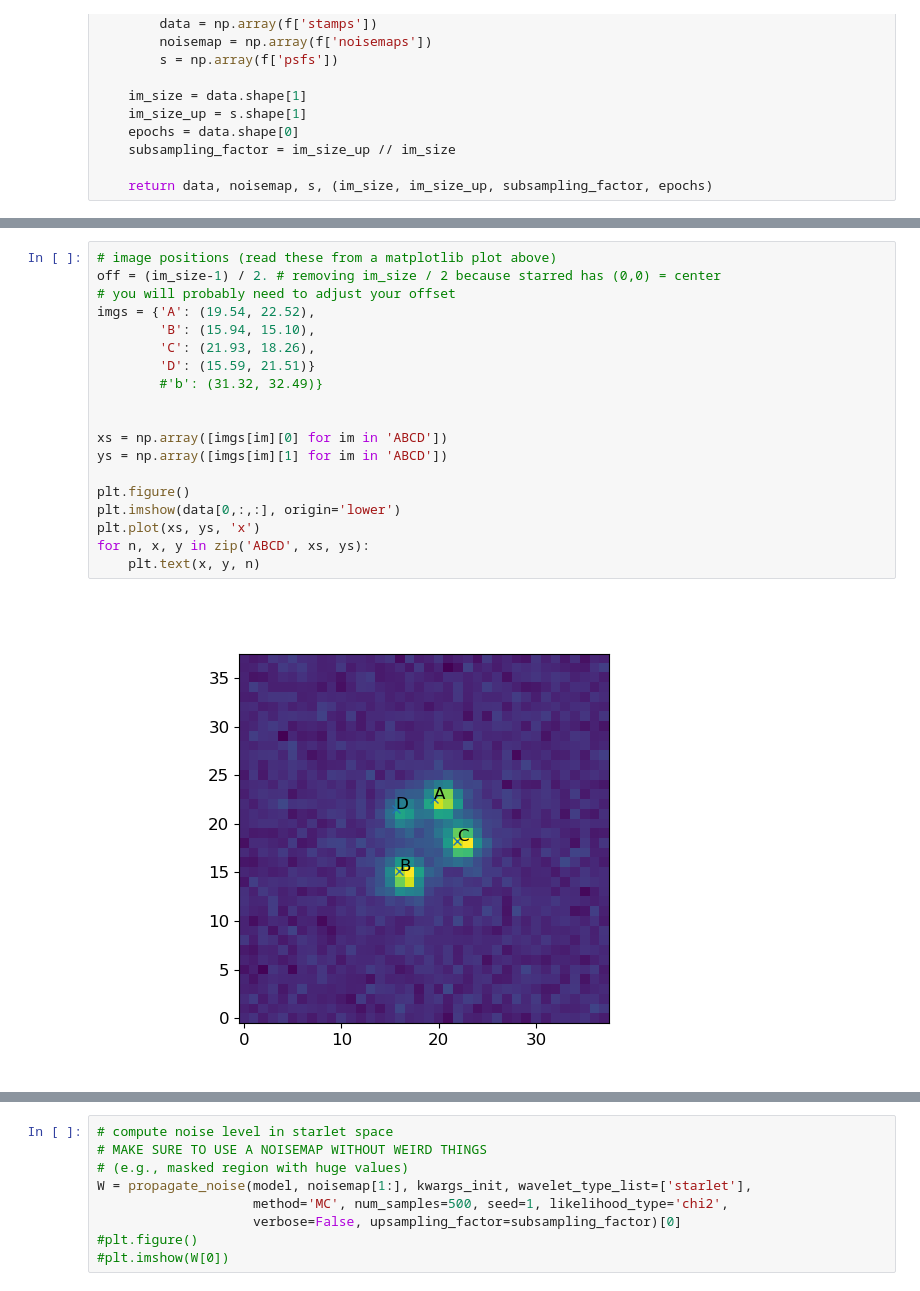
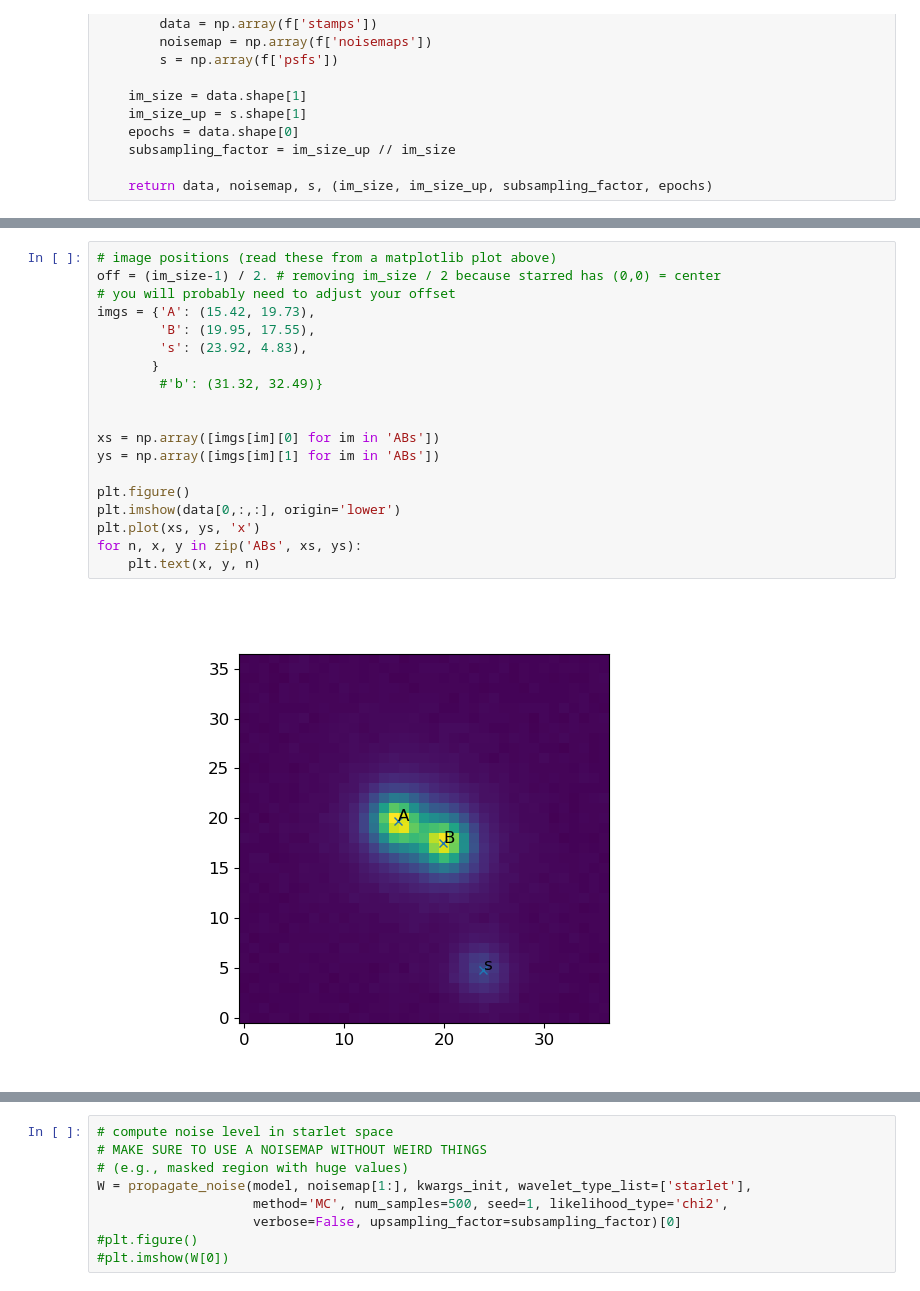
Before and after one commit to COSMOGRAIL/COSMOULINE, a Jupyter notebook: pipe/7_deconv_lens/2_deconv.ipynb, the cells around one changed output, grey strips where cells are left out. Drawn from its saved outputs; the diff is of its cells as text.

```diff
--- a/pipe/7_deconv_lens/2_deconv.ipynb
+++ b/pipe/7_deconv_lens/2_deconv.ipynb
@@ -139,24 +125,24 @@ plt.show()
 # %%
 # image positions (read these from a matplotlib plot above)
 off = (im_size-1) / 2. # removing im_size / 2 because starred has (0,0) = center
 # you will probably need to adjust your offset
-imgs = {'A': (19.54, 22.52),
-        'B': (15.94, 15.10),
-        'C': (21.93, 18.26),
-        'D': (15.59, 21.51)}
+imgs = {'A': (15.42, 19.73),
+        'B': (19.95, 17.55),
+        's': (23.92, 4.83),
+       }
         #'b': (31.32, 32.49)}
 
 
-xs = np.array([imgs[im][0] for im in 'ABCD'])
-ys = np.array([imgs[im][1] for im in 'ABCD'])
+xs = np.array([imgs[im][0] for im in 'ABs'])
+ys = np.array([imgs[im][1] for im in 'ABs'])
 
 plt.figure()
 plt.imshow(data[0,:,:], origin='lower')
 plt.plot(xs, ys, 'x')
-for n, x, y in zip('ABCD', xs, ys):
+for n, x, y in zip('ABs', xs, ys):
     plt.text(x, y, n)
 # %% [output]
-[figure, old version]
+[figure, new version]
 # %%
 
 # let's estimate a background :)
```
Also changed, not shown: parts of 21 cells of this notebook, 7 other files.
